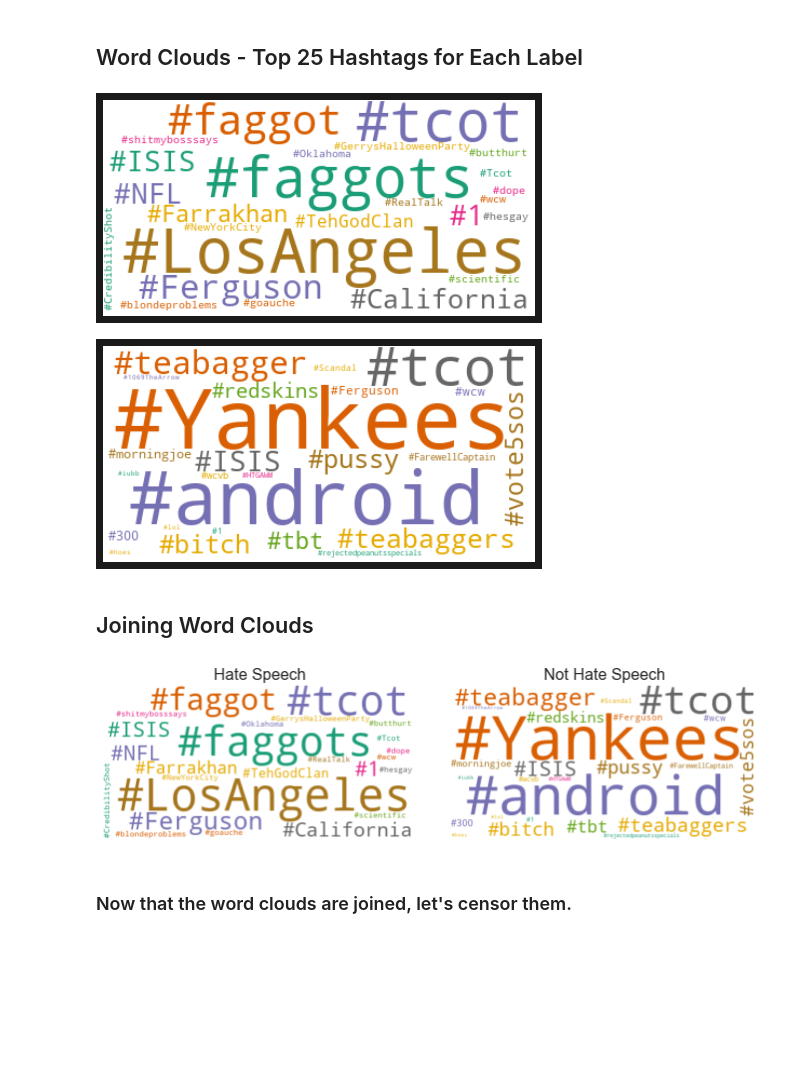
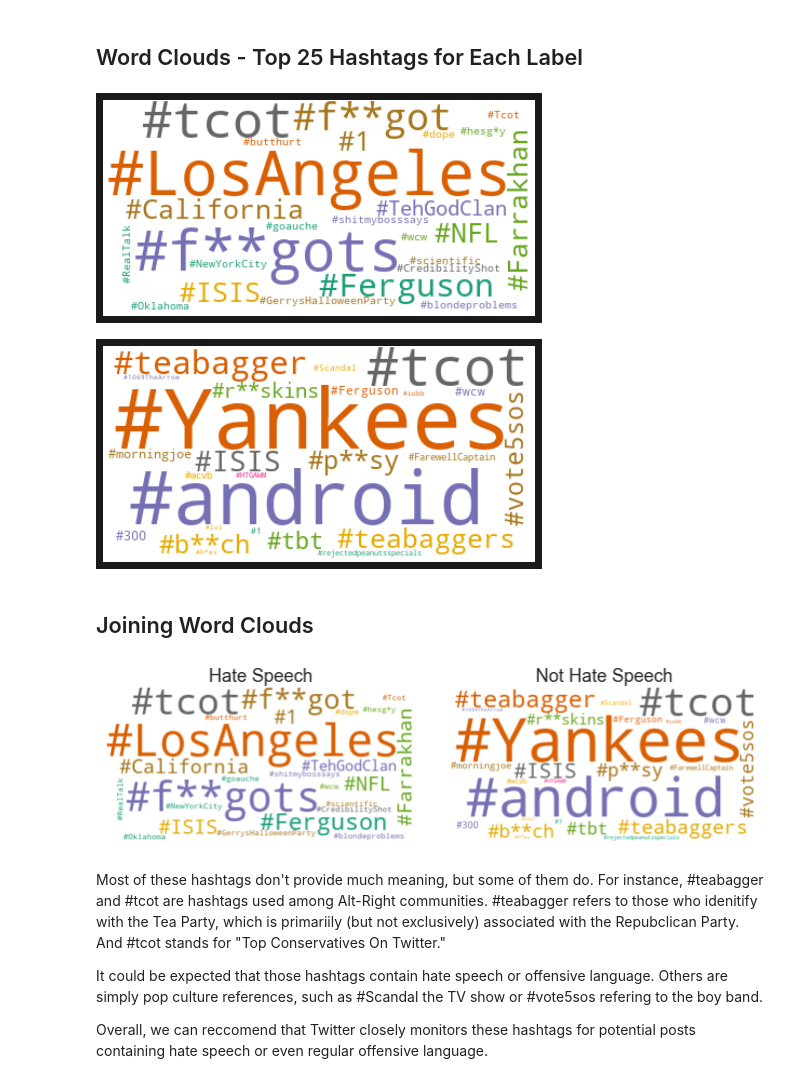
Before and after one commit to sidneykung/twitter_hate_speech_detection, a Jupyter notebook: preprocessing/censored_hashtags.ipynb, the cells around one changed output. Saved outputs shown, nothing was run; the diff lists cells and outputs as text; code cells hidden in the pictures; blank space fills up the shorter version.

```diff
--- a/preprocessing/censored_hashtags.ipynb
+++ b/preprocessing/censored_hashtags.ipynb
@@ -88,3 +94,13 @@ hashtags_df.head()
+# %%
+# iteratiively censoring words
+hashtags_df['hashtags_2'] = hashtags_df['hashtags_2'].str.replace('faggots','f**gots')
+hashtags_df['hashtags_2'] = hashtags_df['hashtags_2'].str.replace('faggot','f**got')
+hashtags_df['hashtags_2'] = hashtags_df['hashtags_2'].str.replace('shittmybosssays','s**tmybosssays')
+hashtags_df['hashtags_2'] = hashtags_df['hashtags_2'].str.replace('hesgay','hesg*y')
+hashtags_df['hashtags_2'] = hashtags_df['hashtags_2'].str.replace('pussy','p**sy')
+hashtags_df['hashtags_2'] = hashtags_df['hashtags_2'].str.replace('bitch','b**ch')
+hashtags_df['hashtags_2'] = hashtags_df['hashtags_2'].str.replace('redskins','r**skins')
+hashtags_df['hashtags_2'] = hashtags_df['hashtags_2'].str.replace('hoe','h*e')
 # %% [markdown]
 ## Top Hashtags for Each Category
 # %%
@@ -196,7 +226,7 @@ hate_dict = dict(zip(hate_bar_words, hate_bar_counts))
 not_hate_dict = dict(zip(not_hate_bar_words, not_hate_bar_counts))
 # %%
 # create the word cloud for hate speech
-hate_wordcloud = WordCloud(colormap='Dark2', background_color='white', random_state=14).generate_from_frequencies(hate_dict)
+hate_wordcloud = WordCloud(colormap='Dark2', background_color='white', random_state=16).generate_from_frequencies(hate_dict)
 
 # Display the generated image w/ matplotlib:
 plt.figure(figsize=(6,6), facecolor='k')
@@ -209,7 +239,7 @@ plt.tight_layout(pad=0)
 
 plt.show()
 # %% [output]
-[figure, old version]
+[figure, new version]
 # %%
 # create the word cloud for NOT hate speech
 not_hate_wordcloud = WordCloud(colormap='Dark2', background_color='white', random_state=16).generate_from_frequencies(not_hate_dict)
@@ -222,30 +252,34 @@ plt.tight_layout(pad=0)
 
 plt.show()
 # %% [output]
-[figure, old version]
+[figure, new version]
 # %% [markdown]
 ## Joining Word Clouds
 # %%
 # new figure
 f = plt.figure(figsize=(10,8))
 
 # hate speech word cloud
 f.add_subplot(1,2, 1)
 plt.imshow(hate_wordcloud, interpolation='bilinear')
 plt.axis('off')
-plt.title('Hate Speech', fontsize=16)
+plt.title('Hate Speech', fontsize=18)
 
 # not hate speech word cloud
 f.add_subplot(1,2, 2)
 plt.imshow(not_hate_wordcloud, interpolation='bilinear')
 plt.axis('off')
-plt.title('Not Hate Speech', fontsize=16)
+plt.title('Not Hate Speech', fontsize=18)
 
 # setting spacing between graphs
 plt.tight_layout(pad=3)
 
-plt.savefig('../visualizations/uncensored_hashtags.png', bbox_inches = "tight", pad_inches=.5)
+plt.savefig('../visualizations/censored_hashtags.png', bbox_inches = "tight", pad_inches=.5)
 # %% [output]
-[figure, old version]
+[figure, new version]
-# %% [markdown]
-### Now that the word clouds are joined, let's censor them.
+# %% [markdown]
+Most of these hashtags don't provide much meaning, but some of them do. For instance, #teabagger and #tcot are hashtags used among Alt-Right communities. #teabagger refers to those who idenitify with the Tea Party, which is primariily (but not exclusively) associated with the Repubclican Party. And #tcot stands for "Top Conservatives On Twitter."
+
+It could be expected that those hashtags contain hate speech or offensive language. Others are simply pop culture references, such as #Scandal the TV show or #vote5sos refering to the boy band.
+
+Overall, we can reccomend that Twitter closely monitors these hashtags for potential posts containing hate speech or even regular offensive language.
```
Also changed, not shown: parts of 10 cells of this notebook.
